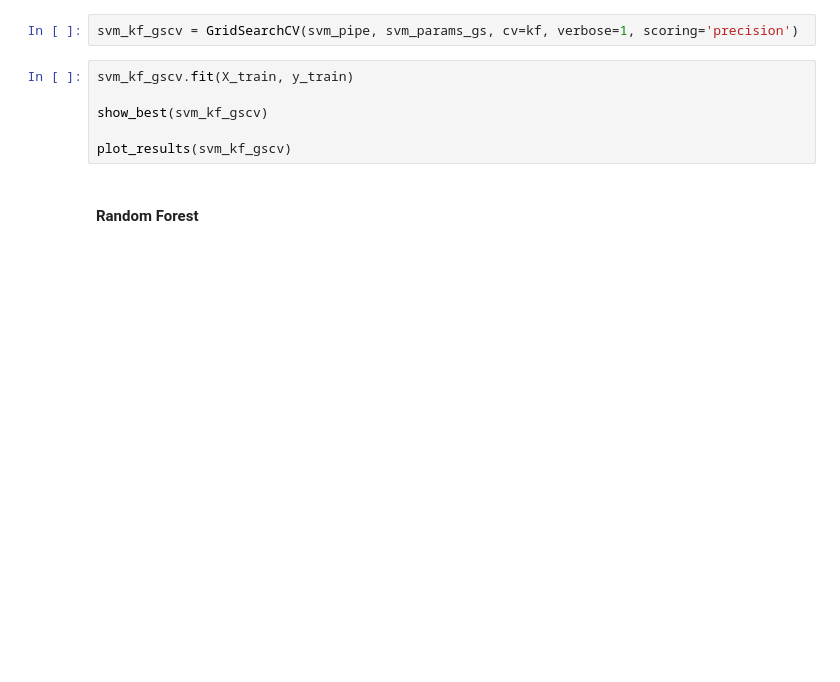
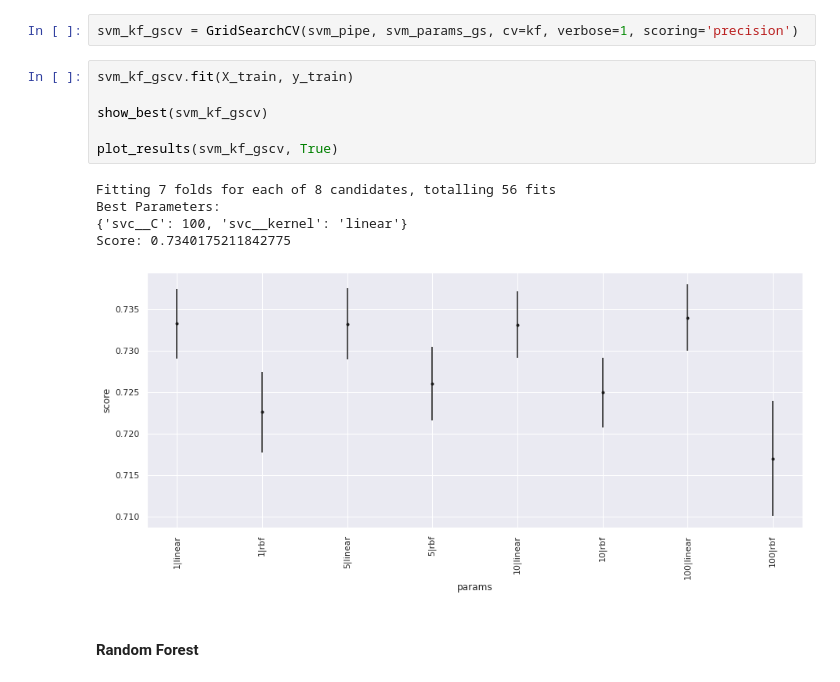
Before and after one commit to J-Singletary/RottenTomatoes-MLProject, a Jupyter notebook: FinalProjectGroup028-Wi23.ipynb, the cells around one changed output. Cells and saved outputs as stored; diff of their text form; blank space fills up the shorter version.

```diff
--- a/FinalProjectGroup028-Wi23.ipynb
+++ b/FinalProjectGroup028-Wi23.ipynb
@@ -566,9 +539,15 @@ svm_kf_gscv = GridSearchCV(svm_pipe, svm_params_gs, cv=kf, verbose=1, scoring='p
 # %%
 svm_kf_gscv.fit(X_train, y_train)
 
 show_best(svm_kf_gscv)
 
-plot_results(svm_kf_gscv)
+plot_results(svm_kf_gscv, True)
+# %% [output]
+Fitting 7 folds for each of 8 candidates, totalling 56 fits
+Best Parameters:
+{'svc__C': 100, 'svc__kernel': 'linear'}
+Score: 0.7340175211842775
+[figure, added]
 # %% [markdown]
 #### Random Forest
 # %%
```
Also changed, not shown: parts of 47 cells of this notebook.
